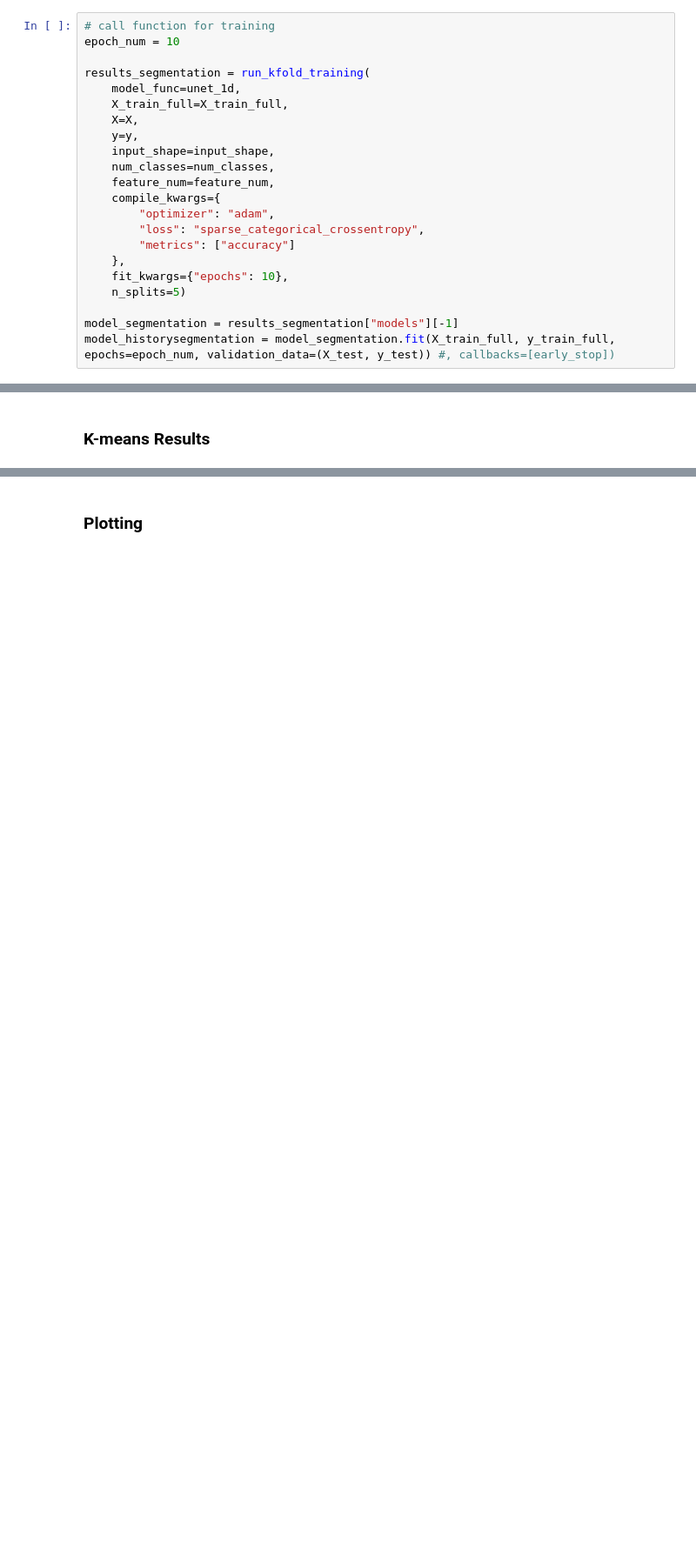
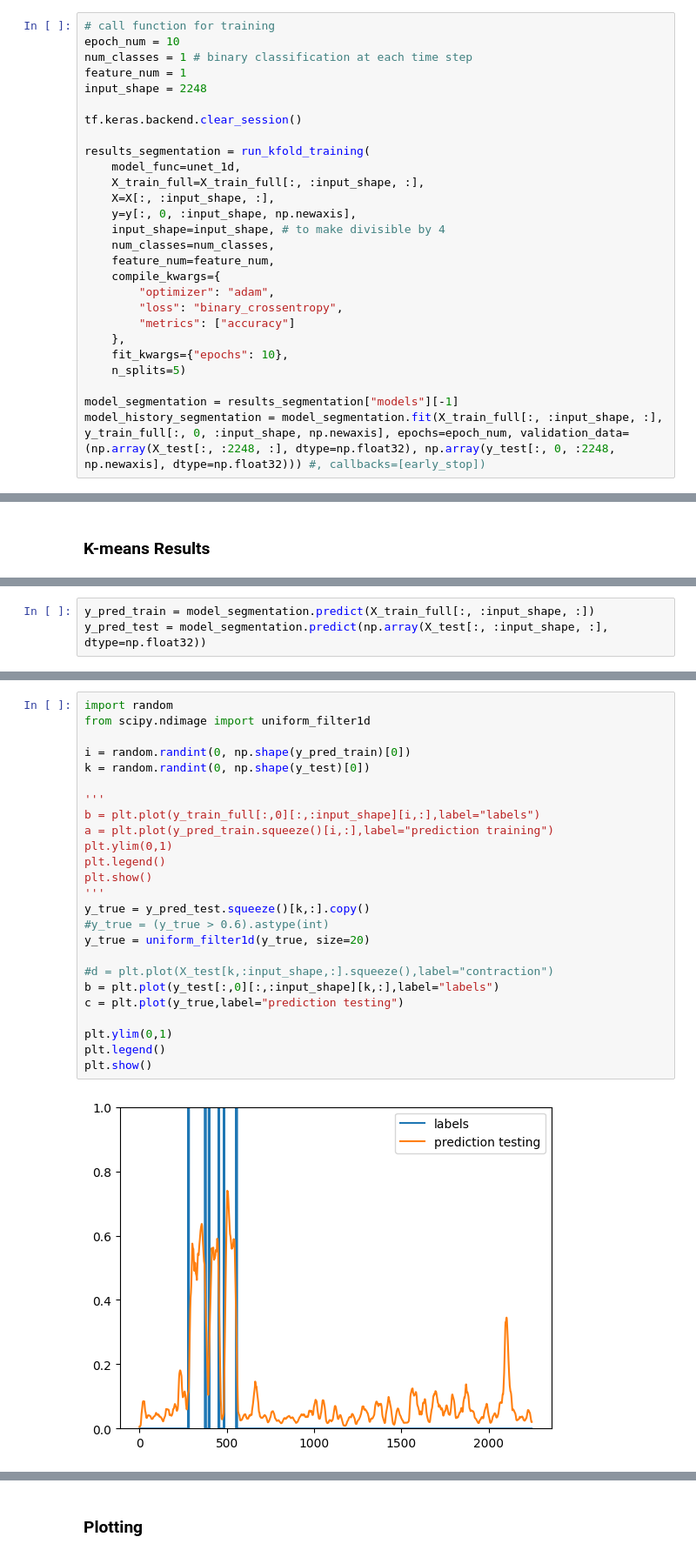
Before and after one commit to zeynoozkaya/SoundSleep, a Jupyter notebook: implement_segmentation.ipynb, the cells around one changed output, grey strips where cells are left out. Shown at 87% size. Drawn from its saved outputs; the diff is of its cells as text; blank space fills up the shorter version.

Commit message:
segmentation 2605

```diff
--- a/implement_segmentation.ipynb
+++ b/implement_segmentation.ipynb
@@ -226,25 +314,30 @@ epoch_len = np.shape(X_zygo)[1]
 # %%
 # call function for training
 epoch_num = 10
+num_classes = 1 # binary classification at each time step
+feature_num = 1
+input_shape = 2248
+
+tf.keras.backend.clear_session()
 
 results_segmentation = run_kfold_training(
     model_func=unet_1d,
-    X_train_full=X_train_full,
-    X=X,
-    y=y,
-    input_shape=input_shape,
+    X_train_full=X_train_full[:, :input_shape, :],
+    X=X[:, :input_shape, :],
+    y=y[:, 0, :input_shape, np.newaxis],
+    input_shape=input_shape, # to make divisible by 4
     num_classes=num_classes,
     feature_num=feature_num,
     compile_kwargs={
         "optimizer": "adam",
-        "loss": "sparse_categorical_crossentropy",
+        "loss": "binary_crossentropy",
         "metrics": ["accuracy"]
     },
     fit_kwargs={"epochs": 10},
     n_splits=5)
 
 model_segmentation = results_segmentation["models"][-1]
-model_historysegmentation = model_segmentation.fit(X_train_full, y_train_full, epochs=epoch_num, validation_data=(X_test, y_test)) #, callbacks=[early_stop])
+model_history_segmentation = model_segmentation.fit(X_train_full[:, :input_shape, :], y_train_full[:, 0, :input_shape, np.newaxis], epochs=epoch_num, validation_data=(np.array(X_test[:, :2248, :], dtype=np.float32), np.array(y_test[:, 0, :2248, np.newaxis], dtype=np.float32))) #, callbacks=[early_stop])
 # %% [markdown]
 ## Results and Testing
 # %% [markdown]
@@ -255,0 +355,3 @@ cvScores = model_segmentation["cv_scores"]
+# %%
+y_pred_train = model_segmentation.predict(X_train_full[:, :input_shape, :])
+y_pred_test = model_segmentation.predict(np.array(X_test[:, :input_shape, :], dtype=np.float32))
@@ -256,3 +362,30 @@ cvScores = model_segmentation["cv_scores"]
+# %%
+import random
+from scipy.ndimage import uniform_filter1d
+
+i = random.randint(0, np.shape(y_pred_train)[0])
+k = random.randint(0, np.shape(y_test)[0])
+
+'''
+b = plt.plot(y_train_full[:,0][:,:input_shape][i,:],label="labels")
+a = plt.plot(y_pred_train.squeeze()[i,:],label="prediction training")
+plt.ylim(0,1)
+plt.legend()
+plt.show()
+'''
+y_true = y_pred_test.squeeze()[k,:].copy()
+#y_true = (y_true > 0.6).astype(int)
+y_true = uniform_filter1d(y_true, size=20)
+
+#d = plt.plot(X_test[k,:input_shape,:].squeeze(),label="contraction")
+b = plt.plot(y_test[:,0][:,:input_shape][k,:],label="labels")
+c = plt.plot(y_true,label="prediction testing")
+
+plt.ylim(0,1)
+plt.legend()
+plt.show()
+# %% [output]
+[figure, added]
 # %%
 corr_mask = muscle_test == "Corr"
 zygo_mask = muscle_test == "Zygo"
```
Also changed, not shown: parts of 19 cells of this notebook.
